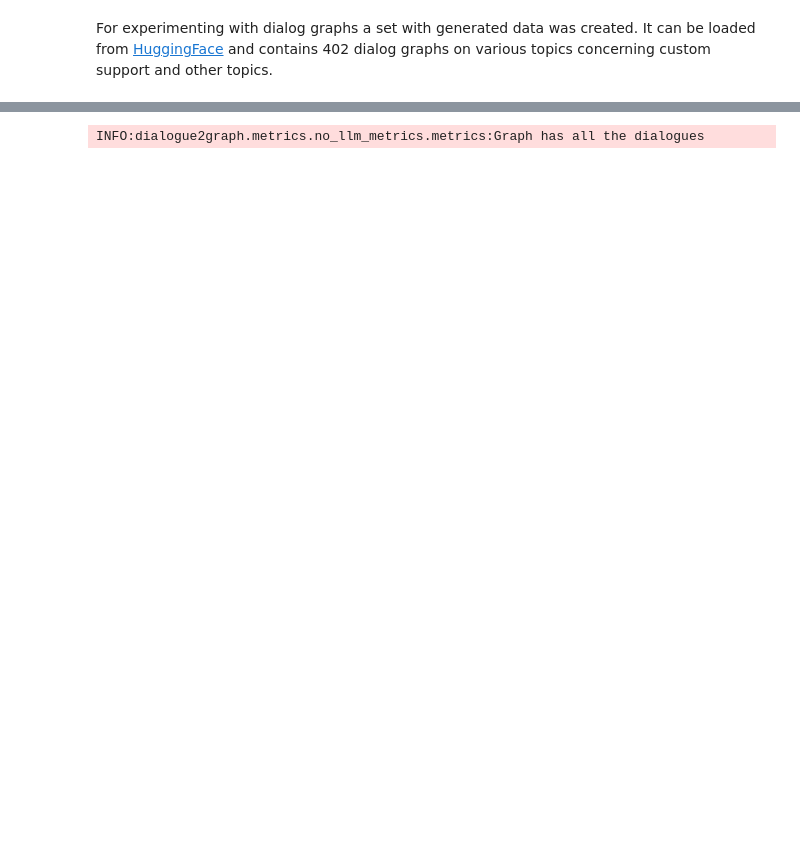
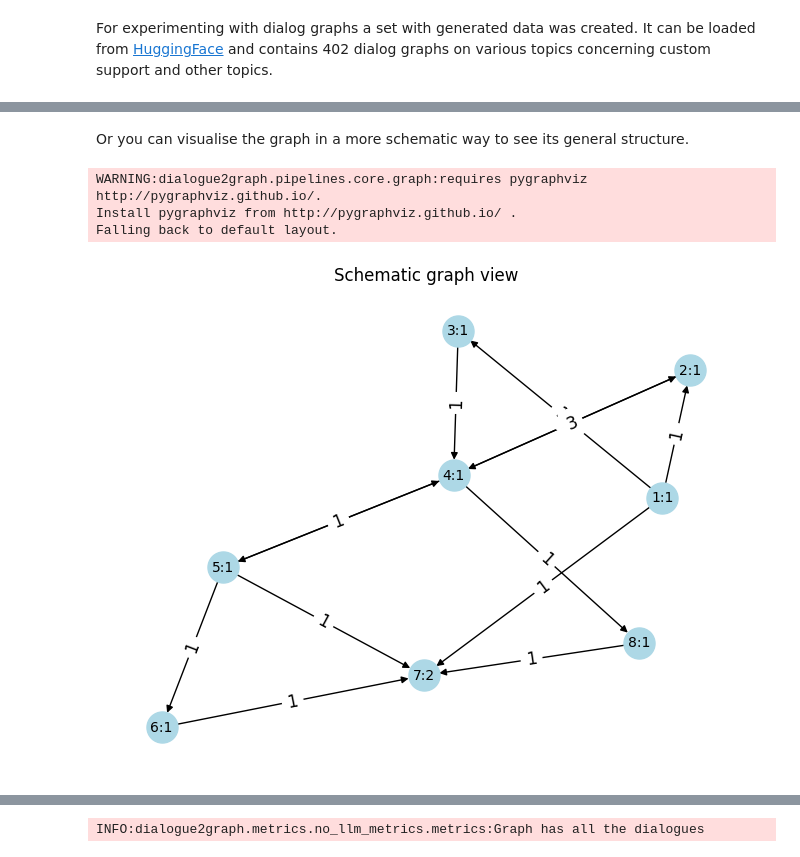
Before and after one commit to deeppavlov/dialogue2graph, a Jupyter notebook: examples/basics/base_classes_usage.ipynb, the cells around one changed output, grey strips where cells are left out. Cells and saved outputs as stored; diff of their text form; code cells hidden in the pictures; blank space fills up the shorter version.

```diff
--- a/examples/basics/base_classes_usage.ipynb
+++ b/examples/basics/base_classes_usage.ipynb
@@ -38,0 +43,10 @@ sampler = RecursiveDialogueSampler()
+# %% [markdown]
+Or you can visualise the graph in a more schematic way to see its general structure.
+# %%
+graph_title = "Schematic graph view"
+graph.visualise_short(graph_title)
+# %% [output]
+WARNING:dialogue2graph.pipelines.core.graph:requires pygraphviz http://pygraphviz.github.io/.
+Install pygraphviz from http://pygraphviz.github.io/ .
+Falling back to default layout.
+[figure, added]
```
Also changed, not shown: parts of 19 cells of this notebook.
